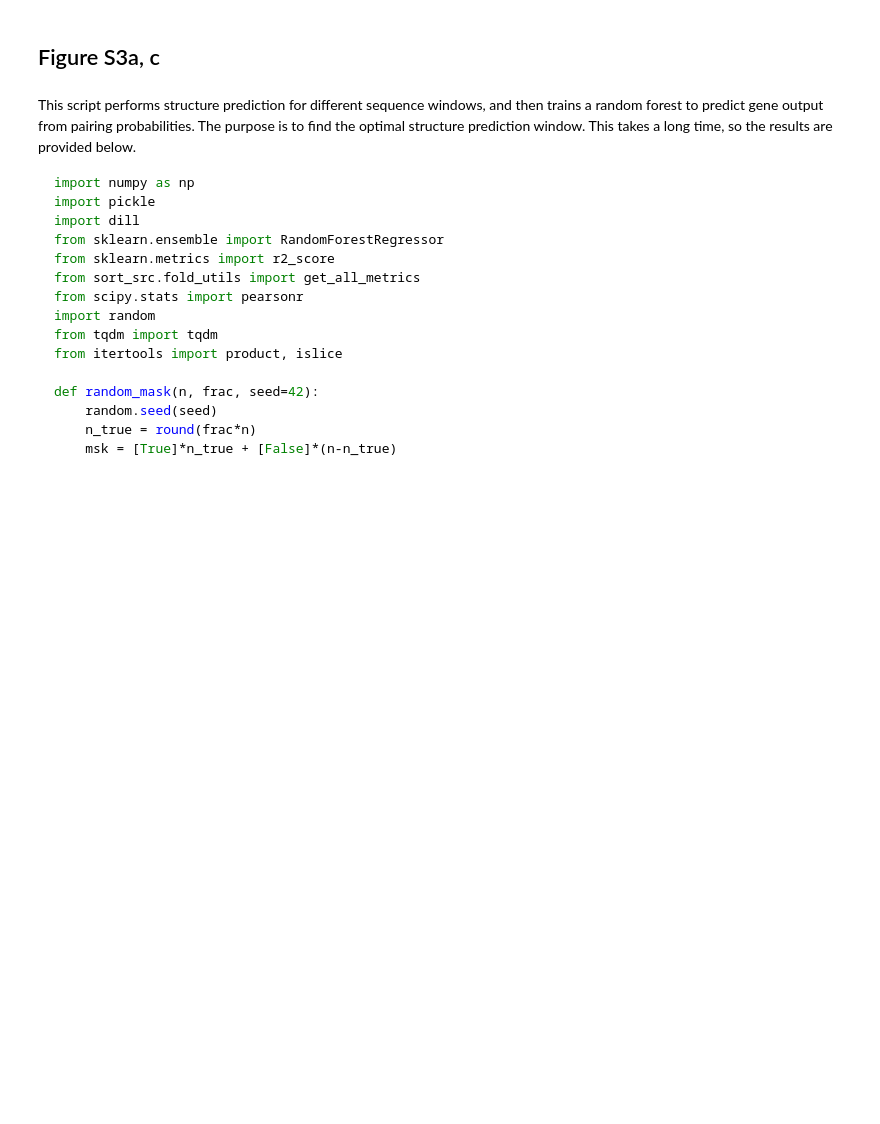
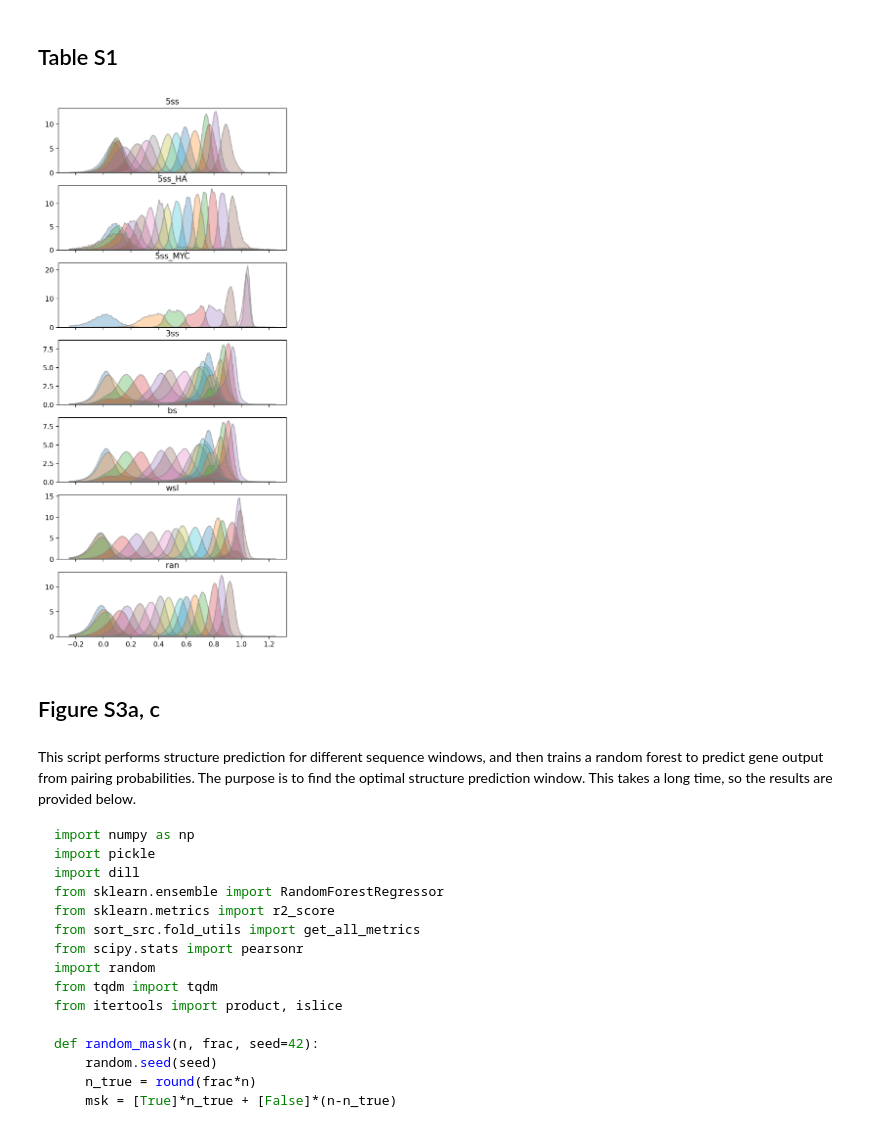
Before and after one commit to lschaerfen/intron_sortseq, a Jupyter notebook: notebooks/Figure4.ipynb, the cells around one changed output. Cells and saved outputs as stored; diff of their text form; code cells hidden in the pictures; blank space fills up the shorter version.

```diff
--- a/notebooks/Figure4.ipynb
+++ b/notebooks/Figure4.ipynb
@@ -24,3 +25,5 @@ from sklearn.inspection import permutation_importance
 from sklearn.metrics import r2_score
 from scipy.cluster.hierarchy import linkage, fcluster
 import mavenn
+# %% [markdown]
+## Table S1
@@ -27,3 +65,12 @@ import mavenn
+# %%
+# plot individual bin distributions
+fig, axs = plt.subplots(len(sorts), 1, figsize=[6, 2*len(sorts)], sharex=True)
+for i, ds in enumerate(sorts.keys()):
+    sorts[ds].plot_hists(axs[i])
+    axs[i].set_title(ds)
+plt.show()
+# %% [output]
+[figure, added]
 # %% [markdown]
 ## Figure S3a, c
 # %%
```
Also changed, not shown: parts of 10 cells of this notebook, 7 other files.
